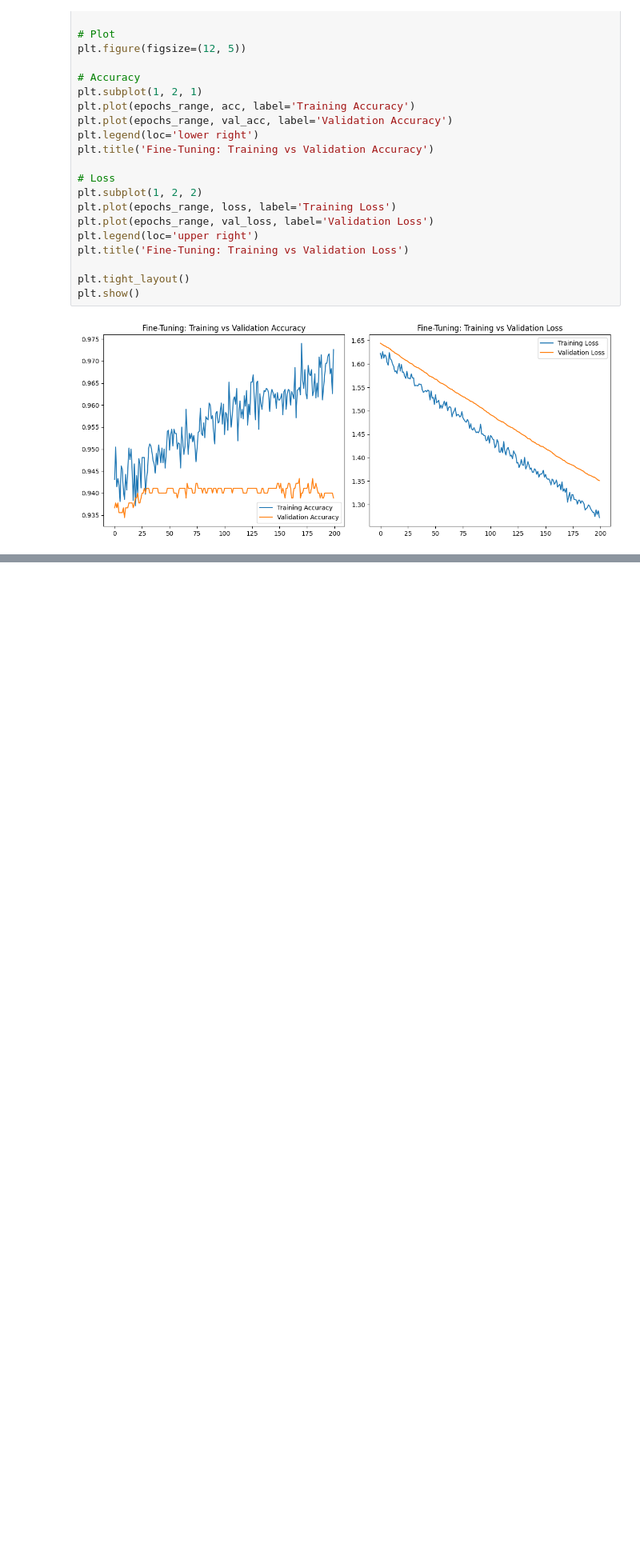
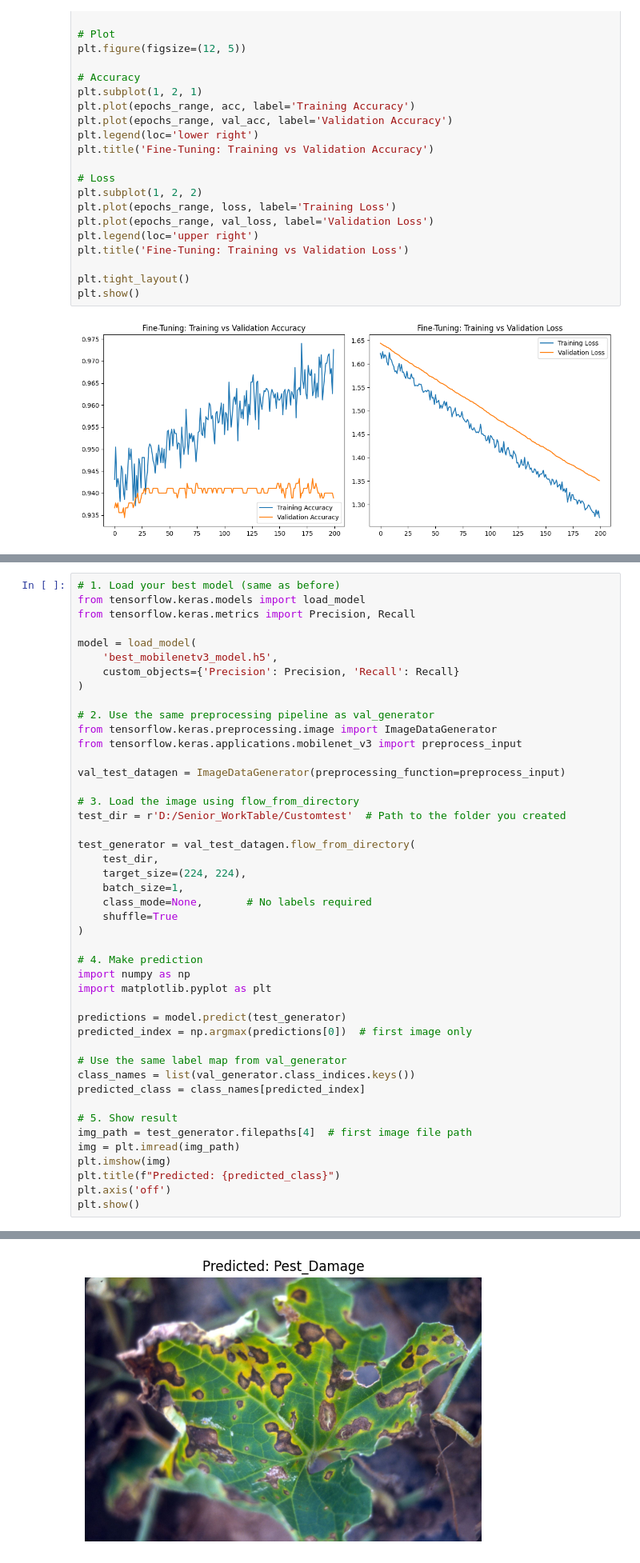
Before and after one commit to ToonNich/GrowQuest-Tower, a Jupyter notebook: Processing/MobileNetV3_Large.ipynb, the cells around one changed output, grey strips where cells are left out. Shown at 80% size. Saved outputs shown, nothing was run; the diff lists cells and outputs as text; blank space fills up the shorter version.

```diff
--- a/Processing/MobileNetV3_Large.ipynb
+++ b/Processing/MobileNetV3_Large.ipynb
@@ -231,0 +362,46 @@ WARNING:tensorflow:Compiled the loaded model, but the compiled metrics have yet
+# %%
+# 1. Load your best model (same as before)
+from tensorflow.keras.models import load_model
+from tensorflow.keras.metrics import Precision, Recall
+
+model = load_model(
+    'best_mobilenetv3_model.h5',
+    custom_objects={'Precision': Precision, 'Recall': Recall}
+)
+
+# 2. Use the same preprocessing pipeline as val_generator
+from tensorflow.keras.preprocessing.image import ImageDataGenerator
+from tensorflow.keras.applications.mobilenet_v3 import preprocess_input
+
+val_test_datagen = ImageDataGenerator(preprocessing_function=preprocess_input)
+
+# 3. Load the image using flow_from_directory
+test_dir = r'D:/Senior_WorkTable/Customtest'  # Path to the folder you created
+
+test_generator = val_test_datagen.flow_from_directory(
+    test_dir,
+    target_size=(224, 224),
+    batch_size=1,
+    class_mode=None,       # No labels required
+    shuffle=True
+)
+
+# 4. Make prediction
+import numpy as np
+import matplotlib.pyplot as plt
+
+predictions = model.predict(test_generator)
+predicted_index = np.argmax(predictions[0])  # first image only
+
+# Use the same label map from val_generator
+class_names = list(val_generator.class_indices.keys())
+predicted_class = class_names[predicted_index]
+
+# 5. Show result
+img_path = test_generator.filepaths[4]  # first image file path
+img = plt.imread(img_path)
+plt.imshow(img)
+plt.title(f"Predicted: {predicted_class}")
+plt.axis('off')
+plt.show()
+# %% [output]
@@ -231,0 +410 @@ WARNING:tensorflow:Compiled the loaded model, but the compiled metrics have yet
+[figure, added]
```
Also changed, not shown: parts of 11 cells of this notebook, 2 other files.
